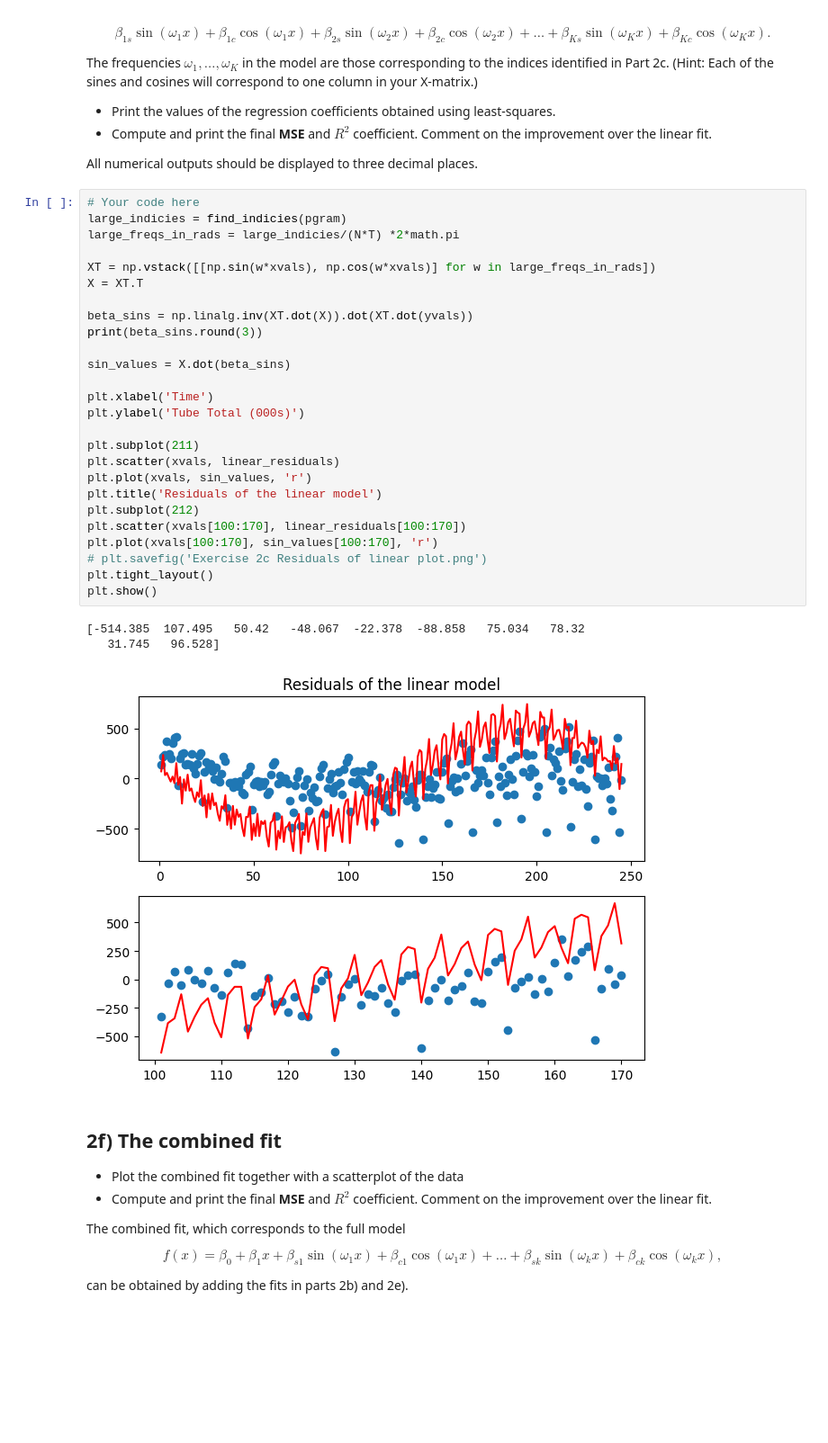
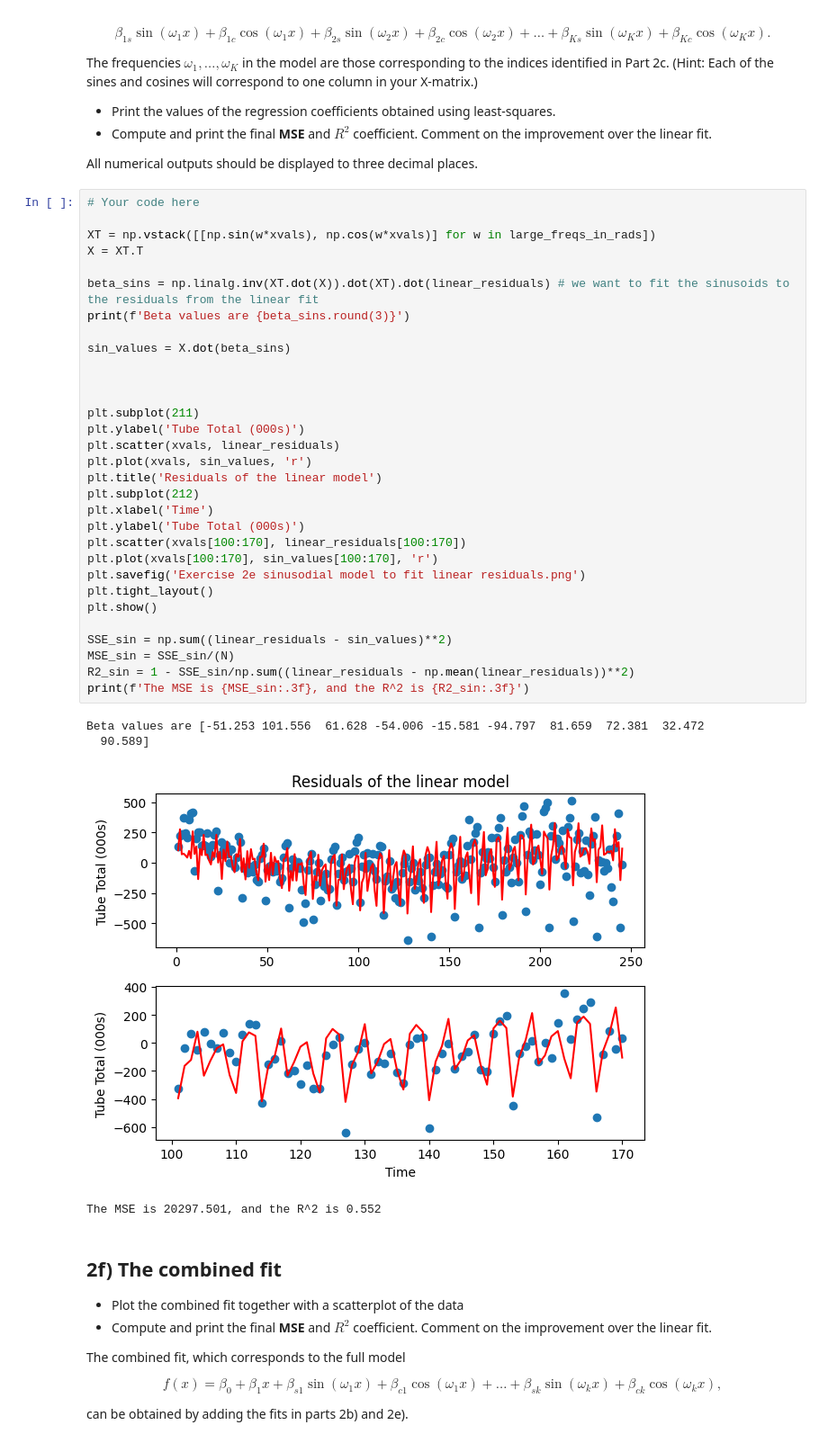
Before and after one commit to RohanDaggar/IB-data-science, a Jupyter notebook: Exercises/03 Exercise Notebook 3.ipynb, the cells around one changed output. Shown: that part at 90% size. Cells and saved outputs as stored; diff of their text form; blank space fills up the shorter version.

```diff
--- a/Exercises/03 Exercise Notebook 3.ipynb
+++ b/Exercises/03 Exercise Notebook 3.ipynb
@@ -162,34 +174,40 @@ The frequencies $\omega_1, \ldots, \omega_K$ in the model are those correspondin
 All numerical outputs should be displayed to three decimal places.
 # %%
 # Your code here
-large_indicies = find_indicies(pgram)
-large_freqs_in_rads = large_indicies/(N*T) *2*math.pi
 
 XT = np.vstack([[np.sin(w*xvals), np.cos(w*xvals)] for w in large_freqs_in_rads])
 X = XT.T
 
-beta_sins = np.linalg.inv(XT.dot(X)).dot(XT.dot(yvals))
-print(beta_sins.round(3))
+beta_sins = np.linalg.inv(XT.dot(X)).dot(XT).dot(linear_residuals) # we want to fit the sinusoids to the residuals from the linear fit
+print(f'Beta values are {beta_sins.round(3)}')
 
 sin_values = X.dot(beta_sins)
 
-plt.xlabel('Time')
-plt.ylabel('Tube Total (000s)')
+
 
 plt.subplot(211)
+plt.ylabel('Tube Total (000s)')
 plt.scatter(xvals, linear_residuals)
 plt.plot(xvals, sin_values, 'r')
 plt.title('Residuals of the linear model')
 plt.subplot(212)
+plt.xlabel('Time')
+plt.ylabel('Tube Total (000s)')
 plt.scatter(xvals[100:170], linear_residuals[100:170])
 plt.plot(xvals[100:170], sin_values[100:170], 'r')
-# plt.savefig('Exercise 2c Residuals of linear plot.png')
+plt.savefig('Exercise 2e sinusodial model to fit linear residuals.png')
 plt.tight_layout()
 plt.show()
+
+SSE_sin = np.sum((linear_residuals - sin_values)**2)
+MSE_sin = SSE_sin/(N)
+R2_sin = 1 - SSE_sin/np.sum((linear_residuals - np.mean(linear_residuals))**2)
+print(f'The MSE is {MSE_sin:.3f}, and the R^2 is {R2_sin:.3f}')
 # %% [output]
-[-514.385  107.495   50.42   -48.067  -22.378  -88.858   75.034   78.32
-   31.745   96.528]
+Beta values are [-51.253 101.556  61.628 -54.006 -15.581 -94.797  81.659  72.381  32.472
+  90.589]
-[figure, old version]
+[figure, new version]
+The MSE is 20297.501, and the R^2 is 0.552
 # %% [markdown]
 ## 2f) The combined fit
 - Plot the combined fit together with a scatterplot of the data
```
Also changed, not shown: parts of 5 cells of this notebook.
